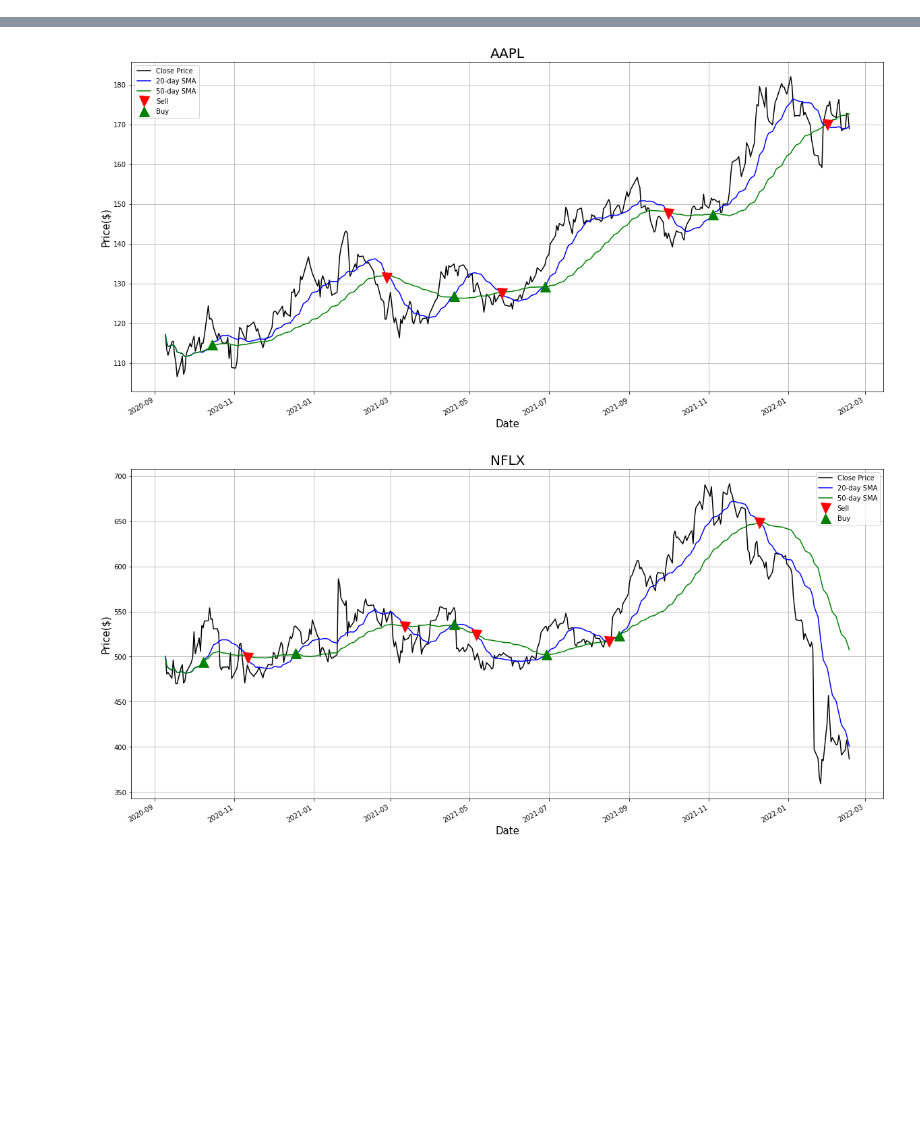
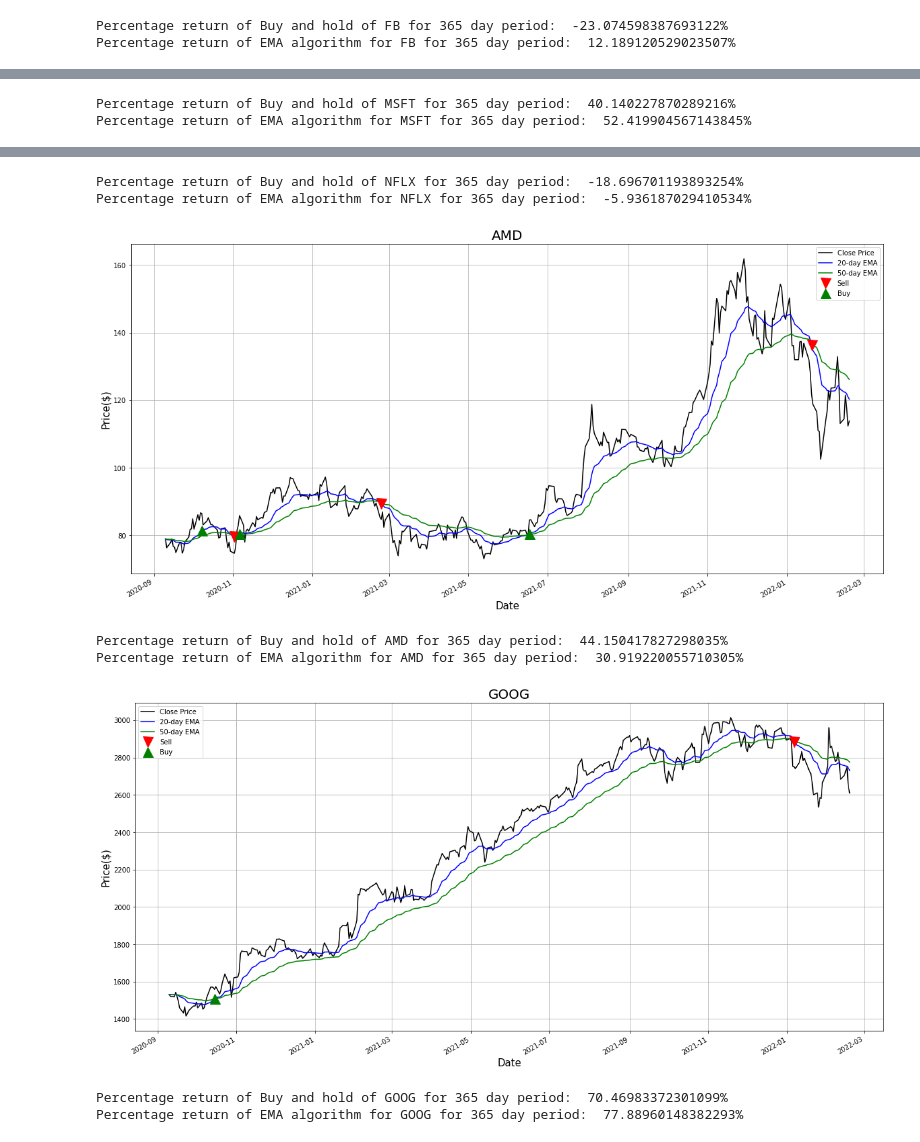
Before and after one commit to danielhunex/stock-ml-mini-project, a Jupyter notebook: src/program.ipynb, the cells around one changed output, grey strips where cells are left out. Saved outputs shown, nothing was run; the diff lists cells and outputs as text; code cells hidden in the pictures; blank space fills up the shorter version.

```diff
--- a/src/program.ipynb
+++ b/src/program.ipynb
@@ -25,11 +32,21 @@ endpoint='https://paper-api.alpaca.markets'
 
 client = ac.ApiClient(api_key_Id=Api_Key,api_key_secret=Secret_Key)
 
-for ticker in ["FB", "MSFT","AMZN","AAPL","NFLX"]:
+for ticker in ["FB","MSFT","NFLX","AMD","GOOG"]:
   df= client. get_closing_price(ticker,365)
 
-  ema_instance = sma.SimpleMovingAverage(df=df,ticker=ticker)
+  ema_instance = ema.ExponentialMovingAverage(df=df,ticker=ticker)
 
   #print(df.head(10))
-  ema_instance.create_trading_strategy(long_period=50,short_period=20,column='close')
+  df= ema_instance.create_trading_strategy(long_period=50,short_period=20,column='close')
+
+  # The returns of the Buy and Hold strategy:
+  s, e = df.iloc[0]["close"], df.iloc[-1]["close"]
+
+  pct_change = (e - s) / s * 100
+  print(f'Percentage return of Buy and hold of {ticker} for 365 day period:  {pct_change}%')
+
+  # the returns of the algorithm
+  pct_change_alg = ema_instance.calculate_profit(short_period=20)/s *100
+  print(f'Percentage return of {ema_instance.mvType} algorithm for {ticker} for 365 day period:  {pct_change_alg}%')
 # %% [output]
@@ -36,0 +54,2 @@ for ticker in ["FB", "MSFT","AMZN","AAPL","NFLX"]:
+Percentage return of Buy and hold of FB for 365 day period:  -23.074598387693122%
+Percentage return of EMA algorithm for FB for 365 day period:  12.189120529023507%
@@ -37,0 +57,2 @@ for ticker in ["FB", "MSFT","AMZN","AAPL","NFLX"]:
+Percentage return of Buy and hold of MSFT for 365 day period:  40.140227870289216%
+Percentage return of EMA algorithm for MSFT for 365 day period:  52.419904567143845%
@@ -39,2 +60,8 @@ for ticker in ["FB", "MSFT","AMZN","AAPL","NFLX"]:
+Percentage return of Buy and hold of NFLX for 365 day period:  -18.696701193893254%
+Percentage return of EMA algorithm for NFLX for 365 day period:  -5.936187029410534%
-[figure, old version]
+[figure, new version]
+Percentage return of Buy and hold of AMD for 365 day period:  44.150417827298035%
+Percentage return of EMA algorithm for AMD for 365 day period:  30.919220055710305%
-[figure, old version]
+[figure, new version]
+Percentage return of Buy and hold of GOOG for 365 day period:  70.46983372301099%
+Percentage return of EMA algorithm for GOOG for 365 day period:  77.88960148382293%
```
Also changed, not shown: parts of 2 cells of this notebook, 2 other files.
